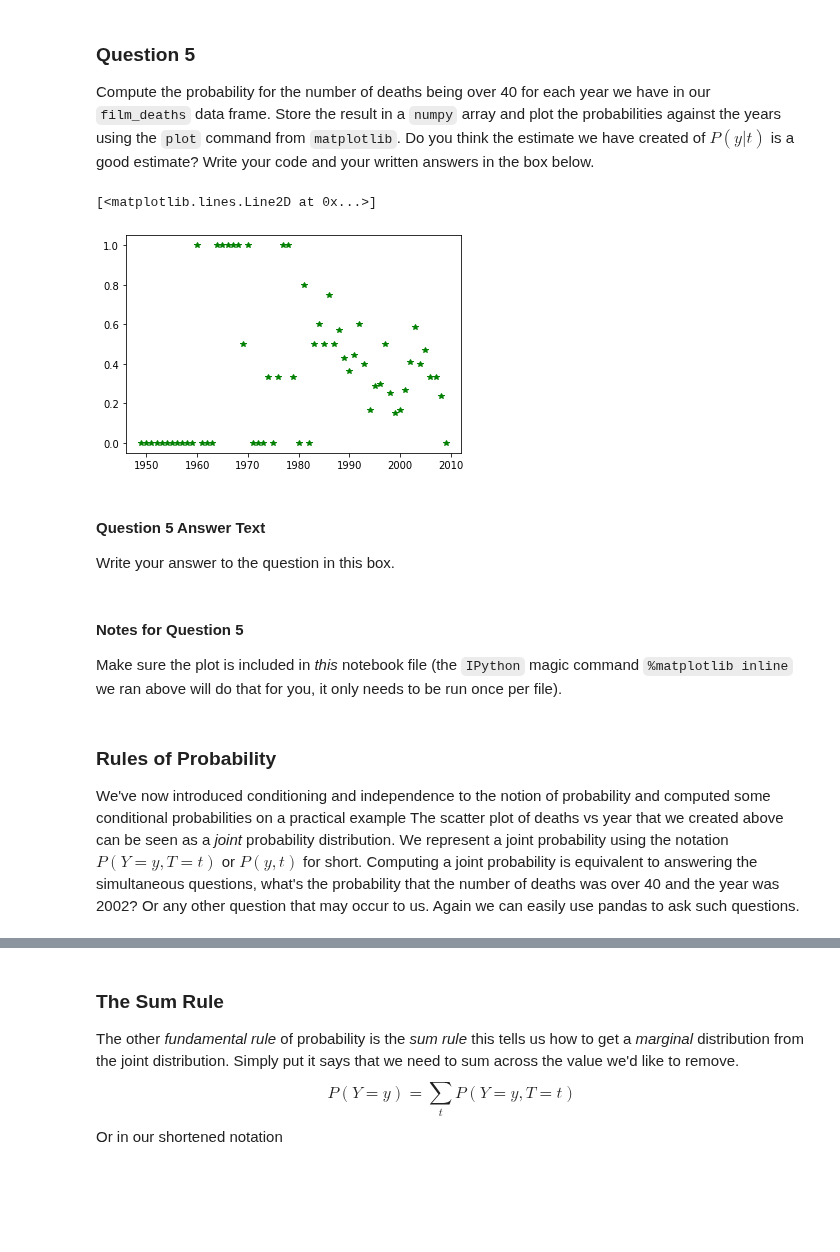
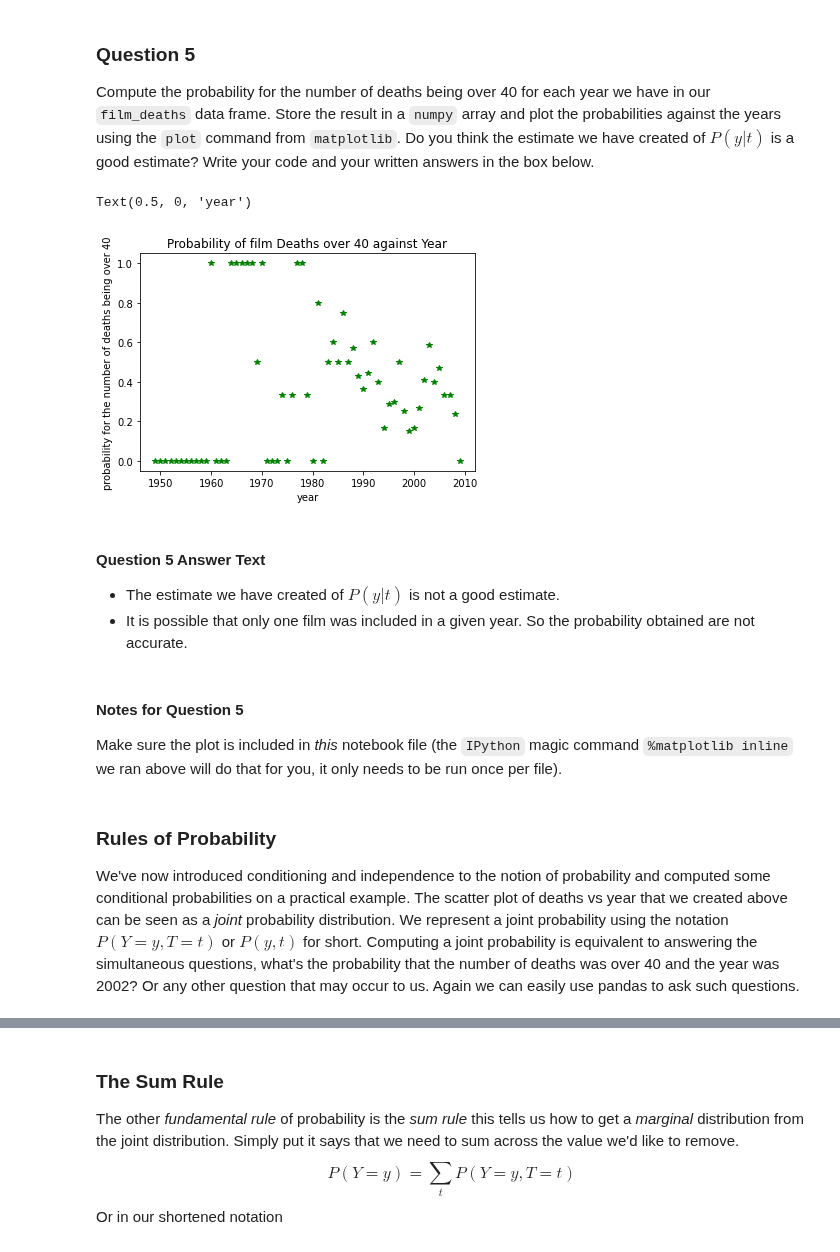
Before and after one commit to wwyqianqian/COMP6509, a Jupyter notebook: Labs/Lab 1 - Probability and Introduction to Jupyter Notebooks.ipynb, the cells around one changed output, grey strips where cells are left out. Saved outputs shown, nothing was run; the diff lists cells and outputs as text; code cells hidden in the pictures; blank space fills up the shorter version.

```diff
--- a/Labs/Lab 1 - Probability and Introduction to Jupyter Notebooks.ipynb
+++ b/Labs/Lab 1 - Probability and Introduction to Jupyter Notebooks.ipynb
@@ -284,34 +286,38 @@ Compute the probability for the number of deaths being over 40 for each year we
 # %%
 # Question 5 Answer Code
 # this ensures the plot appears in the web browser
 %matplotlib inline
 import pylab as plt # this imports the plotting library in python
 import numpy as np
 
 x = np.arange(min_year, max_year+1)
 y = np.zeros(61)
 min_year = film_deaths['Year'].min()
 max_year = film_deaths['Year'].max()
 
 i = 0
 for year in range(min_year, max_year+1):
     deaths = (film_deaths.Body_Count[film_deaths.Year==year]>40).sum()
     total_films = (film_deaths.Year==year).sum()
     if total_films != 0:
         prob_death = float(deaths)/float(total_films)
         y[i] = prob_death
         i += 1
     else:
         i += 1
 
 plt.plot(x, y, 'g*')
+plt.title('Probability of film Deaths over 40 against Year')
+plt.ylabel('probability for the number of deaths being over 40')
+plt.xlabel('year')
 # %% [output]
-[<matplotlib.lines.Line2D at 0x...>]
+Text(0.5, 0, 'year')
-[figure, old version]
+[figure, new version]
-# %% [markdown]
-#### Question 5 Answer Text
-
-Write your answer to the question in this box.
+# %% [markdown]
+#### Question 5 Answer Text
+
+- The estimate we have created of $P(y|t)$ is not a good estimate.
+- It is possible that only one film was included in a given year. So the probability obtained are not accurate.
 # %% [markdown]
 #### Notes for Question 5
 
@@ -319,5 +325,5 @@ Make sure the plot is included in *this* notebook file (the `IPython` magic comm
 # %% [markdown]
 ### Rules of Probability
 
-We've now introduced conditioning and independence to the notion of probability and computed some conditional probabilities on a practical example The scatter plot of deaths vs year that we created above can be seen as a *joint* probability distribution. We represent a joint probability using the notation $P(Y=y, T=t)$ or $P(y, t)$ for short. Computing a joint probability is equivalent to answering the simultaneous questions, what's the probability that the number of deaths was over 40 and the year was 2002? Or any other question that may occur to us. Again we can easily use pandas to ask such questions.
+We've now introduced conditioning and independence to the notion of probability and computed some conditional probabilities on a practical example. The scatter plot of deaths vs year that we created above can be seen as a *joint* probability distribution. We represent a joint probability using the notation $P(Y=y, T=t)$ or $P(y, t)$ for short. Computing a joint probability is equivalent to answering the simultaneous questions, what's the probability that the number of deaths was over 40 and the year was 2002? Or any other question that may occur to us. Again we can easily use pandas to ask such questions.
 # %%
```
Also changed, not shown: parts of 8 cells of this notebook.
